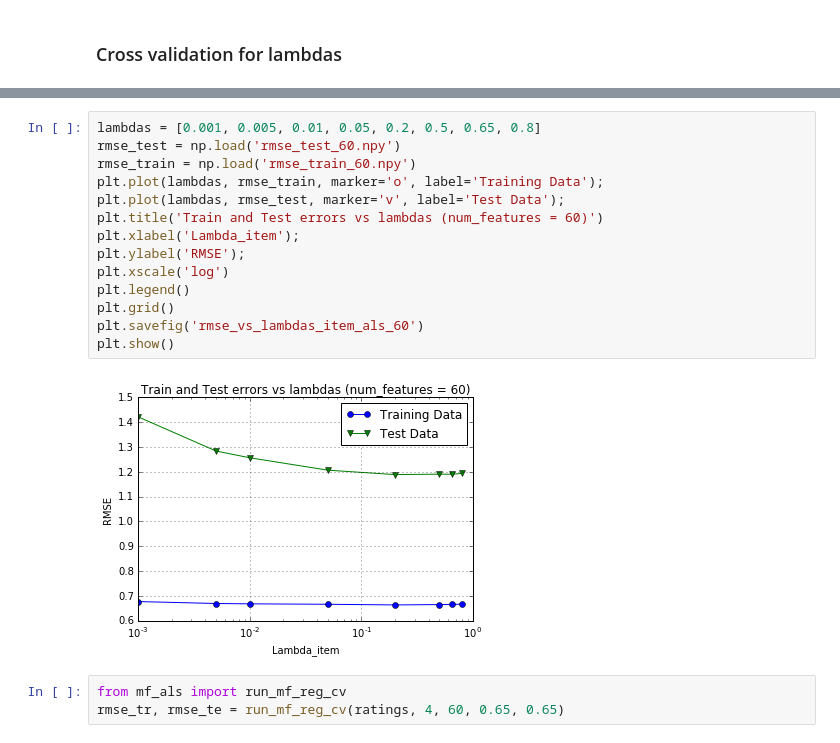
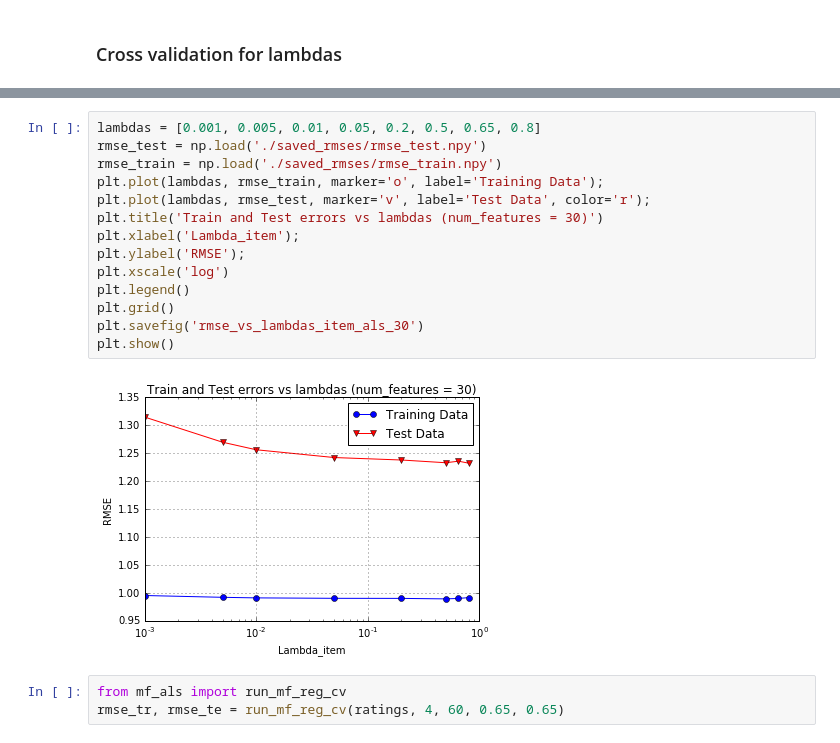
Before and after one commit to michaelheiniger/pcml-project2, a Jupyter notebook: python/als.ipynb, the cells around one changed output, grey strips where cells are left out. Saved outputs shown, nothing was run; the diff lists cells and outputs as text.

Commit message:
Color plot

```diff
--- a/python/als.ipynb
+++ b/python/als.ipynb
@@ -227,20 +227,20 @@ Iteration  9
 One iteration in:  94.00566299999991 s
 # %%
 lambdas = [0.001, 0.005, 0.01, 0.05, 0.2, 0.5, 0.65, 0.8]
-rmse_test = np.load('rmse_test_60.npy')
-rmse_train = np.load('rmse_train_60.npy')
+rmse_test = np.load('./saved_rmses/rmse_test.npy')
+rmse_train = np.load('./saved_rmses/rmse_train.npy')
 plt.plot(lambdas, rmse_train, marker='o', label='Training Data');
-plt.plot(lambdas, rmse_test, marker='v', label='Test Data');
-plt.title('Train and Test errors vs lambdas (num_features = 60)')
+plt.plot(lambdas, rmse_test, marker='v', label='Test Data', color='r');
+plt.title('Train and Test errors vs lambdas (num_features = 30)')
 plt.xlabel('Lambda_item');
 plt.ylabel('RMSE');
 plt.xscale('log')
 plt.legend()
 plt.grid()
-plt.savefig('rmse_vs_lambdas_item_als_60')
+plt.savefig('rmse_vs_lambdas_item_als_30')
 plt.show()
 # %% [output]
-[figure, old version]
+[figure, new version]
 # %%
 from mf_als import run_mf_reg_cv
 rmse_tr, rmse_te = run_mf_reg_cv(ratings, 4, 60, 0.65, 0.65)
```
Also changed, not shown: 3 other files.
